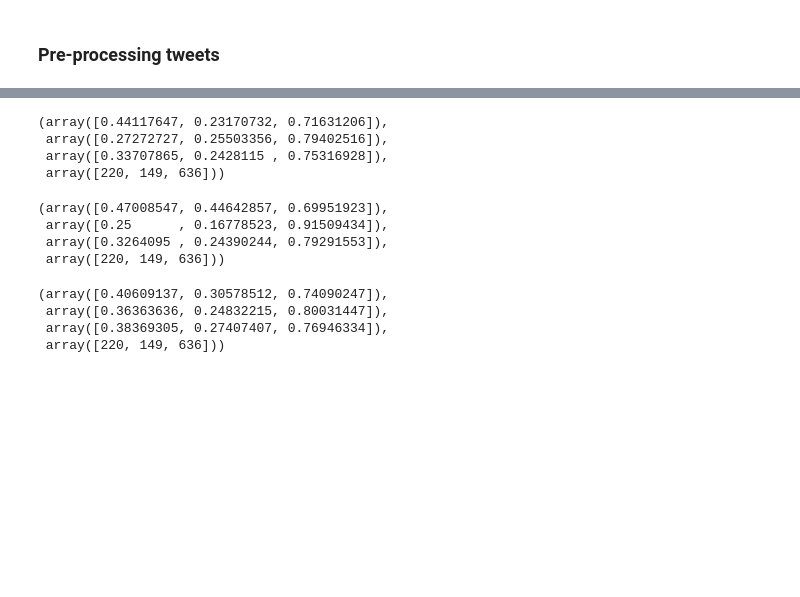
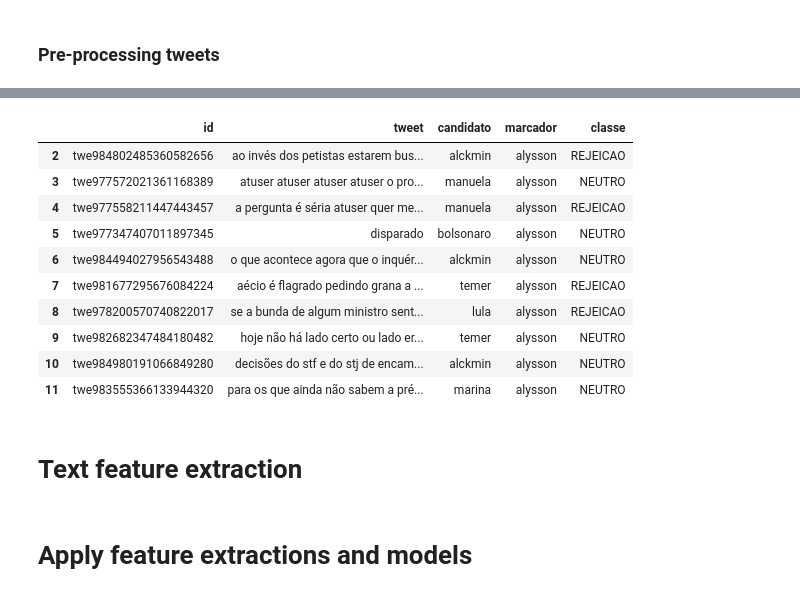
Before and after one commit to Raul3212/data-science-scripts, a Jupyter notebook: Notebooks/Teste de Classificação.ipynb, the cells around one changed output, grey strips where cells are left out. Cells and saved outputs as stored; diff of their text form; code cells hidden in the pictures; blank space fills up the shorter version.

```diff
--- a/Notebooks/Teste de Classificação.ipynb
+++ b/Notebooks/Teste de Classificação.ipynb
@@ -131,24 +99,0 @@ precision_recall_fscore_support(y_pred=y_pred, y_true=data['classe'])
-# %%
-y_pred = cross_val_predict(GaussianNB(), train_candidate, data['classe'], cv=2)
-precision_recall_fscore_support(y_pred=y_pred, y_true=data['classe'])
-# %% [output]
-(array([0.44117647, 0.23170732, 0.71631206]),
- array([0.27272727, 0.25503356, 0.79402516]),
- array([0.33707865, 0.2428115 , 0.75316928]),
- array([220, 149, 636]))
-# %%
-y_pred = cross_val_predict(RandomForestClassifier(), train_candidate, data['classe'], cv=2)
-precision_recall_fscore_support(y_pred=y_pred, y_true=data['classe'])
-# %% [output]
-(array([0.47008547, 0.44642857, 0.69951923]),
- array([0.25      , 0.16778523, 0.91509434]),
- array([0.3264095 , 0.24390244, 0.79291553]),
- array([220, 149, 636]))
-# %%
-y_pred = cross_val_predict(LinearSVC(), train_candidate, data['classe'], cv=2)
-precision_recall_fscore_support(y_pred=y_pred, y_true=data['classe'])
-# %% [output]
-(array([0.40609137, 0.30578512, 0.74090247]),
- array([0.36363636, 0.24832215, 0.80031447]),
- array([0.38369305, 0.27407407, 0.76946334]),
- array([220, 149, 636]))
@@ -154,0 +143,18 @@ precision_recall_fscore_support(y_pred=y_pred, y_true=data['classe'])
+# %%
+data['tweet'] = data['tweet'].apply(lambda x : preProcessing(x))
+# %%
+data.head(10)
+# %% [output]
+|  | id | tweet | candidato | marcador | classe |
+| 2 | twe984802485360582656 | ao invés dos petistas estarem bus... | alckmin | alysson | REJEICAO |
+| 3 | twe977572021361168389 | atuser atuser atuser atuser o pro... | manuela | alysson | NEUTRO |
+| 4 | twe977558211447443457 | a pergunta é séria atuser quer me... | manuela | alysson | REJEICAO |
+| 5 | twe977347407011897345 | disparado | bolsonaro | alysson | NEUTRO |
+| 6 | twe984494027956543488 | o que acontece agora que o inquér... | alckmin | alysson | NEUTRO |
+| 7 | twe981677295676084224 | aécio é flagrado pedindo grana a ... | temer | alysson | REJEICAO |
+| 8 | twe978200570740822017 | se a bunda de algum ministro sent... | lula | alysson | REJEICAO |
+| 9 | twe982682347484180482 | hoje não há lado certo ou lado er... | temer | alysson | NEUTRO |
+| 10 | twe984980191066849280 | decisões do stf e do stj de encam... | alckmin | alysson | NEUTRO |
+| 11 | twe983555366133944320 | para os que ainda não sabem a pré... | marina | alysson | NEUTRO |
+# %% [markdown]
+# Text feature extraction
@@ -154,0 +179,2 @@ precision_recall_fscore_support(y_pred=y_pred, y_true=data['classe'])
+# %% [markdown]
+# Apply feature extractions and models
```
Also changed, not shown: parts of 15 cells of this notebook.
